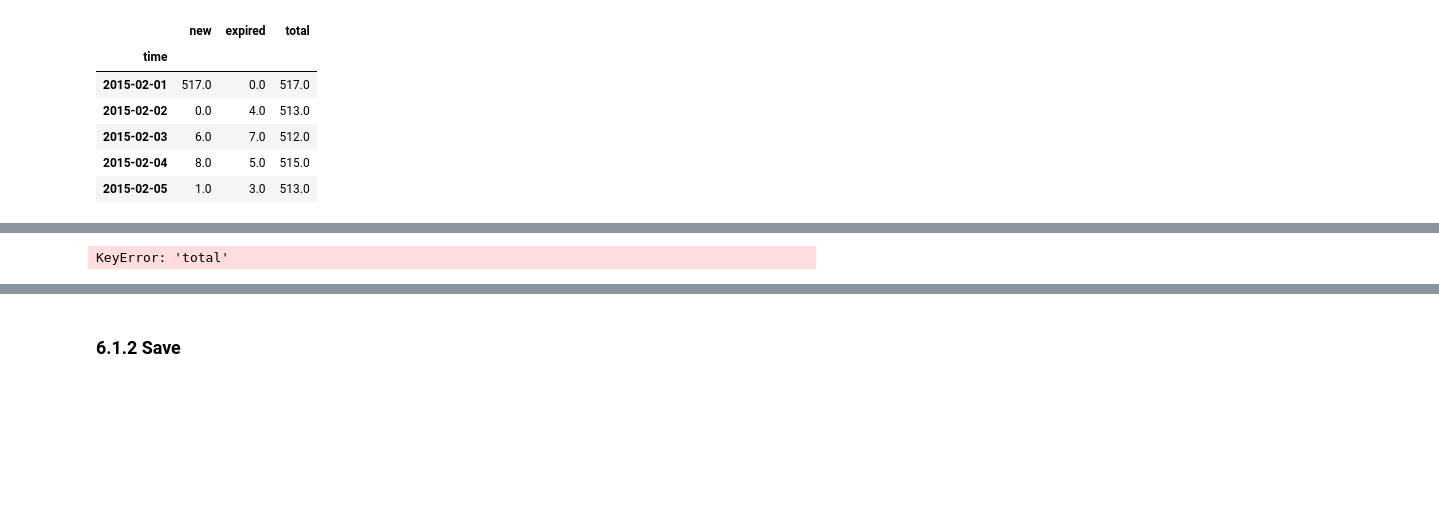
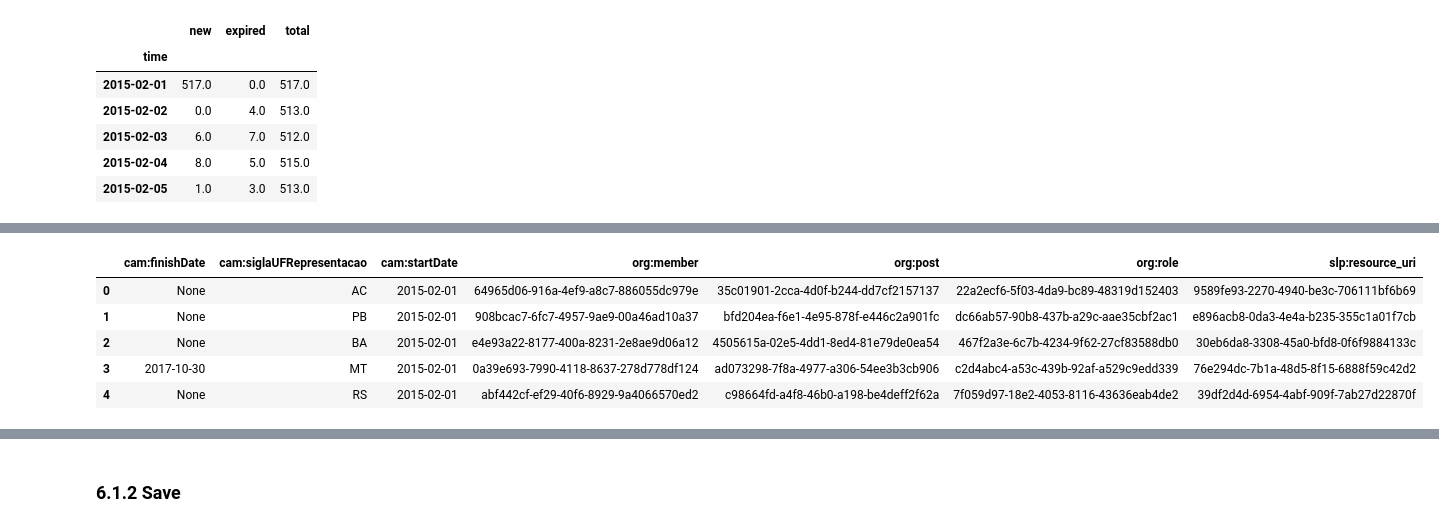
Before and after one commit to guilhermevarela/polare_scrapper, a Jupyter notebook: Congressmen.ipynb, the cells around one changed output, grey strips where cells are left out. Drawn from its saved outputs; the diff is of its cells as text; code cells hidden in the pictures; blank space fills up the shorter version.

```diff
--- a/Congressmen.ipynb
+++ b/Congressmen.ipynb
@@ -221,33 +228,36 @@ posts_expired = defaultdict(deque)
 memberships = sorted(memberships, key=lambda x:x['cam:startDate'])
 dates = df.index.tolist()
 prevdate = '1800-01-01'
 for d in memberships:
     start = d['cam:startDate']
     finish = d['cam:finishDate']
     # either the start date is in posts_expired
     # or some posts have become available
     processdates = [date for date in dates
                          if date >= prevdate and date <= start]
     for procdate in processdates:
         if procdate in posts_expired:
             try:
                 # pops from expired until empty
                 while True:
                     post_uri = posts_expired[procdate].pop()
                     posts.append(post_uri)
             except IndexError:
                 i=0
 
     post_uri = posts.pop()
     d['org:post'] = str(uuid4())
     if finish: # push for a future date
         posts_expired[finish].append(d['org:post'])
     prevdate = start
 
 
 df = pd.DataFrame.from_dict(memberships)
-posts = df['org:post']
-roles = df['org:roles']
 df.head()
 # %% [output]
-KeyError: 'total'
+|  | cam:finishDate | cam:siglaUFRepresentacao | cam:startDate | org:member | org:post | org:role | slp:resource_uri |
+| 0 | None | AC | 2015-02-01 | 64965d06-916a-4ef9-a8c7-886055dc979e | 35c01901-2cca-4d0f-b244-dd7cf2157137 | 22a2ecf6-5f03-4da9-bc89-48319d152403 | 9589fe93-2270-4940-be3c-706111bf6b69 |
+| 1 | None | PB | 2015-02-01 | 908bcac7-6fc7-4957-9ae9-00a46ad10a37 | bfd204ea-f6e1-4e95-878f-e446c2a901fc | dc66ab57-90b8-437b-a29c-aae35cbf2ac1 | e896acb8-0da3-4e4a-b235-355c1a01f7cb |
+| 2 | None | BA | 2015-02-01 | e4e93a22-8177-400a-8231-2e8ae9d06a12 | 4505615a-02e5-4dd1-8ed4-81e79de0ea54 | 467f2a3e-6c7b-4234-9f62-27cf83588db0 | 30eb6da8-3308-45a0-bfd8-0f6f9884133c |
+| 3 | 2017-10-30 | MT | 2015-02-01 | 0a39e693-7990-4118-8637-278d778df124 | ad073298-7f8a-4977-a306-54ee3b3cb906 | c2d4abc4-a53c-439b-92af-a529c9edd339 | 76e294dc-7b1a-48d5-8f15-6888f59c42d2 |
+| 4 | None | RS | 2015-02-01 | abf442cf-ef29-40f6-8929-9a4066570ed2 | c98664fd-a4f8-46b0-a198-be4deff2f62a | 7f059d97-18e2-4053-8116-43636eab4de2 | 39df2d4d-6954-4abf-909f-7ab27d22870f |
```
Also changed, not shown: parts of 29 cells of this notebook, 23 other files.
